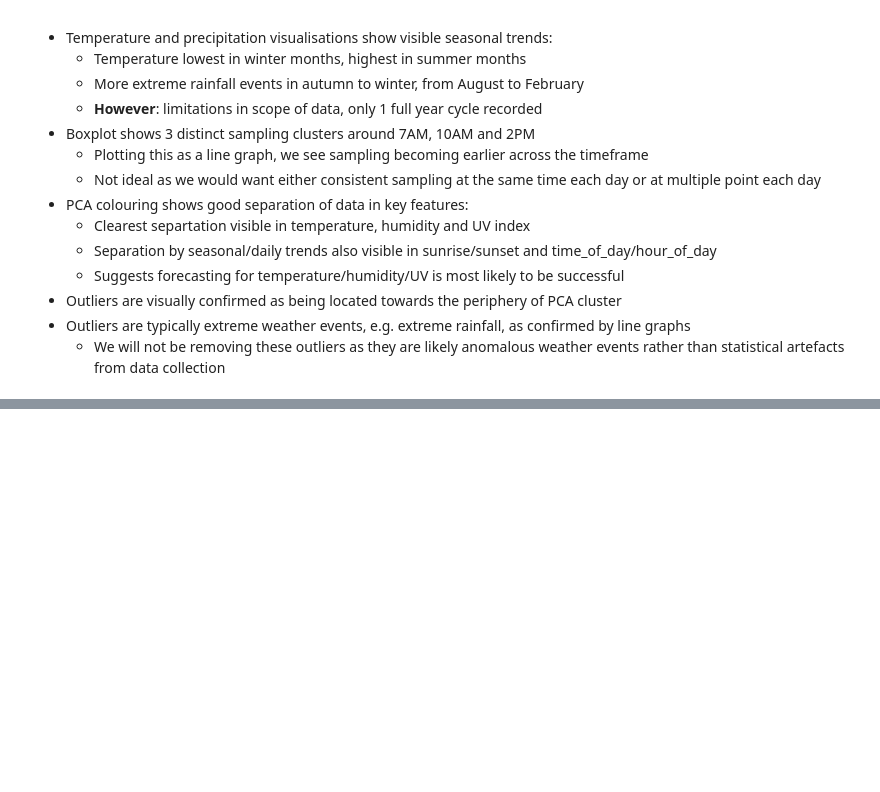
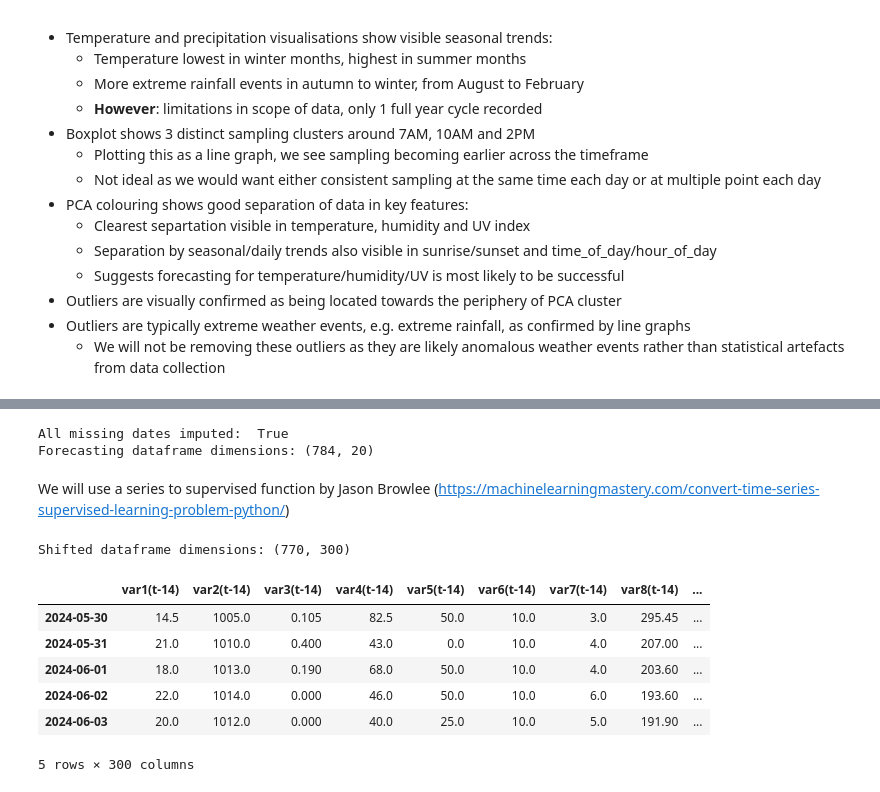
Before and after one commit to ryokusakari/weather-forecasting, a Jupyter notebook: UKforecasting.ipynb, the cells around one changed output, grey strips where cells are left out. Saved outputs shown, nothing was run; the diff lists cells and outputs as text; code cells hidden in the pictures; blank space fills up the shorter version.

```diff
--- a/UKforecasting.ipynb
+++ b/UKforecasting.ipynb
@@ -545,0 +589,75 @@ plt.show()
+# %%
+# Since there are only 6 missing dates out of 784 days, we will use a simple forward fill strategy
+
+# Create a daily date index covering the full range
+full_date_index = pd.date_range(
+    start=london_df.index.min().normalize(),
+    end=london_df.index.max().normalize(),
+    freq="D"
+)
+
+# Convert to daily data first
+forecast_df = london_df.resample("D").mean()
+
+# Add any missing dates, then forward fill
+forecast_df = forecast_df.reindex(full_date_index)
+forecast_df = forecast_df.ffill()
+
+# Drop features used only for visualisation
+forecast_df.drop(columns=["wind_kph","wind_degree","day_of_year","time_of_day"], inplace=True)
+
+# Check that the previously missing dates are now present
+print("All missing dates imputed: ", all(date in forecast_df.index for date in missing_dates))
+print(f"Forecasting dataframe dimensions: {forecast_df.shape}")
+# %% [output]
+All missing dates imputed:  True
+Forecasting dataframe dimensions: (784, 20)
+# %% [markdown]
+We will use a series to supervised function by Jason Browlee (https://machinelearningmastery.com/convert-time-series-supervised-learning-problem-python/)
+# %%
+def series_to_supervised(data, n_in=1, n_out=1, dropnan=True):
+	"""
+	Frame a time series as a supervised learning dataset.
+	Arguments:
+		data: Sequence of observations as a list or NumPy array.
+		n_in: Number of lag observations as input (X).
+		n_out: Number of observations as output (y).
+		dropnan: Boolean whether or not to drop rows with NaN values.
+	Returns:
+		Pandas DataFrame of series framed for supervised learning.
+	"""
+	n_vars = 1 if type(data) is list else data.shape[1]
+	df = DataFrame(data)
+	cols, names = list(), list()
+	# input sequence (t-n, ... t-1)
+	for i in range(n_in, 0, -1):
+		cols.append(df.shift(i))
+		names += [('var%d(t-%d)' % (j+1, i)) for j in range(n_vars)]
+	# forecast sequence (t, t+1, ... t+n)
+	for i in range(0, n_out):
+		cols.append(df.shift(-i))
+		if i == 0:
+			names += [('var%d(t)' % (j+1)) for j in range(n_vars)]
+		else:
+			names += [('var%d(t+%d)' % (j+1, i)) for j in range(n_vars)]
+	# put it all together
+	agg = concat(cols, axis=1)
+	agg.columns = names
+	# drop rows with NaN values
+	if dropnan:
+		agg.dropna(inplace=True)
+	return agg
+
+# Confirm correct transformation for a 14 day sliding window
+X = series_to_supervised(forecast_df, n_in=14, n_out=1)
+print(f"Shifted dataframe dimensions: {X.shape}")
+display(X.head())
+# %% [output]
+Shifted dataframe dimensions: (770, 300)
+|  | var1(t-14) | var2(t-14) | var3(t-14) | var4(t-14) | var5(t-14) | var6(t-14) | var7(t-14) | var8(t-14) | ... |
+| 2024-05-30 | 14.5 | 1005.0 | 0.105 | 82.5 | 50.0 | 10.0 | 3.0 | 295.45 | ... |
+| 2024-05-31 | 21.0 | 1010.0 | 0.400 | 43.0 | 0.0 | 10.0 | 4.0 | 207.00 | ... |
+| 2024-06-01 | 18.0 | 1013.0 | 0.190 | 68.0 | 50.0 | 10.0 | 4.0 | 203.60 | ... |
+| 2024-06-02 | 22.0 | 1014.0 | 0.000 | 46.0 | 50.0 | 10.0 | 6.0 | 193.60 | ... |
+| 2024-06-03 | 20.0 | 1012.0 | 0.000 | 40.0 | 25.0 | 10.0 | 5.0 | 191.90 | ... |
+5 rows × 300 columns
```
Also changed, not shown: parts of 15 cells of this notebook, 2 other files.
